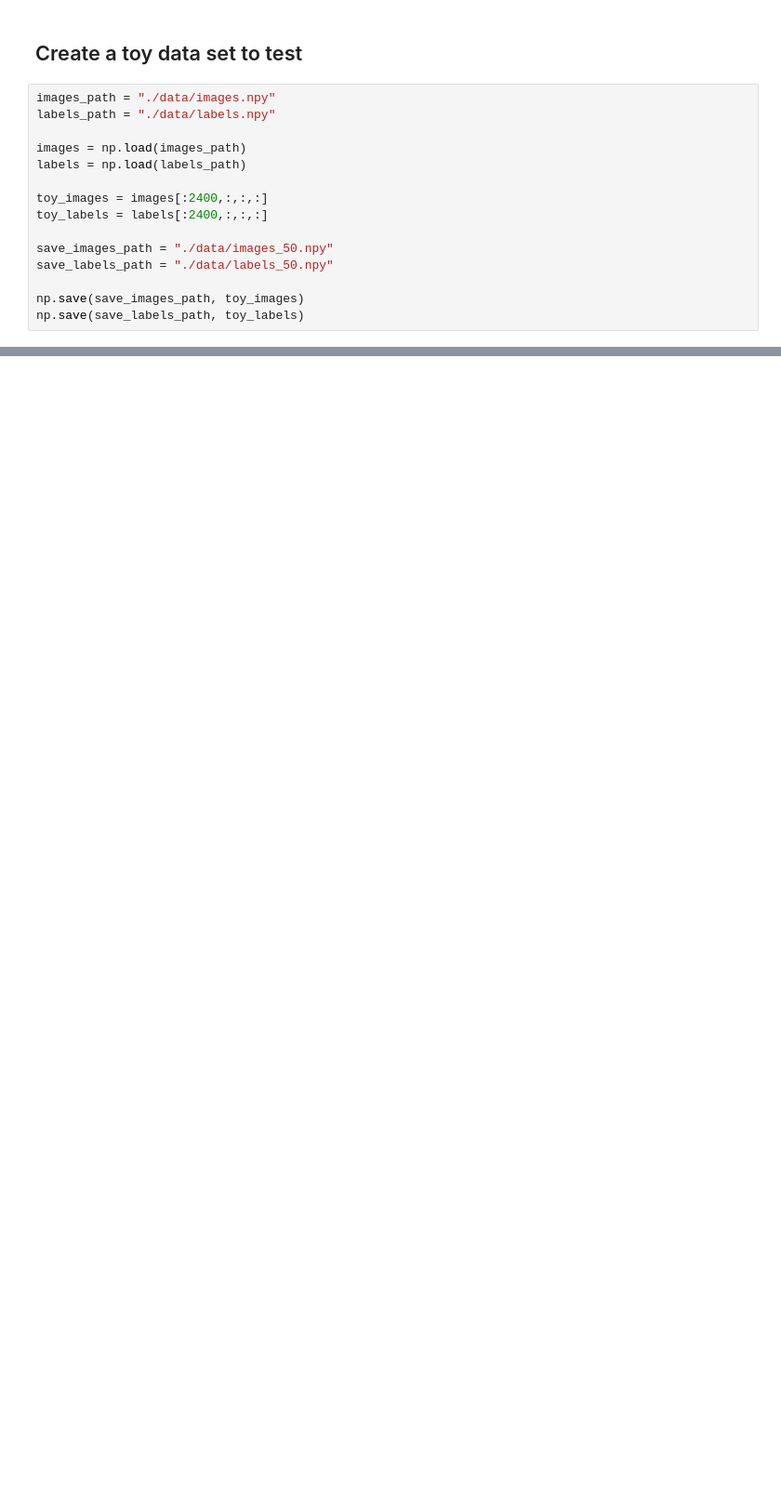
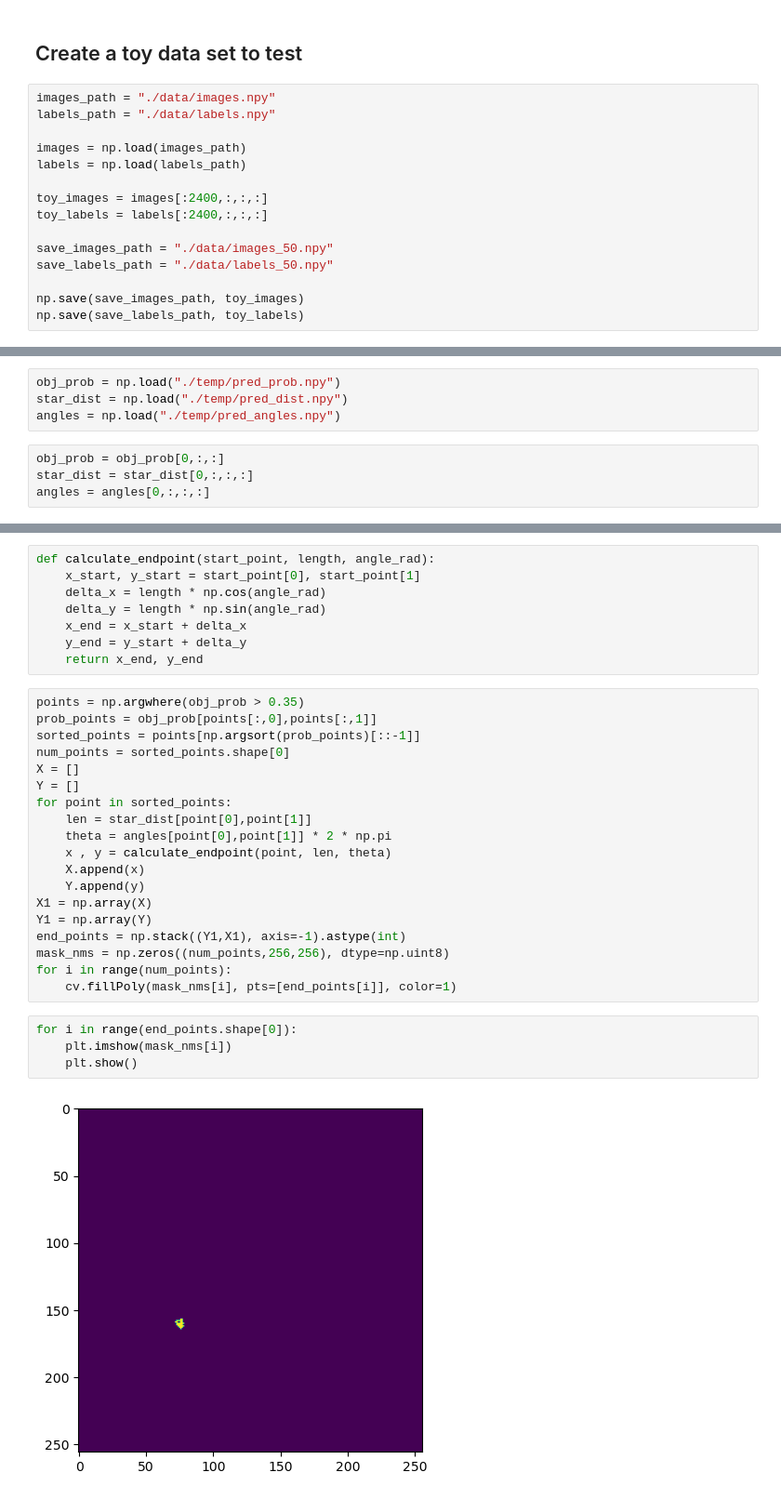
Before and after one commit to NischalSuresh/StarDist-Lizard, a Jupyter notebook: new-star_dist.ipynb, the cells around one changed output, grey strips where cells are left out. Shown at 93% size. Cells and saved outputs as stored; diff of their text form; blank space fills up the shorter version.

```diff
--- a/new-star_dist.ipynb
+++ b/new-star_dist.ipynb
@@ -221,0 +187,8 @@ np.save(save_labels_path, toy_labels)
+# %%
+obj_prob = np.load("./temp/pred_prob.npy")
+star_dist = np.load("./temp/pred_dist.npy")
+angles = np.load("./temp/pred_angles.npy")
+# %%
+obj_prob = obj_prob[0,:,:]
+star_dist = star_dist[0,:,:,:]
+angles = angles[0,:,:,:]
@@ -221,0 +199,33 @@ np.save(save_labels_path, toy_labels)
+# %%
+def calculate_endpoint(start_point, length, angle_rad):
+    x_start, y_start = start_point[0], start_point[1]
+    delta_x = length * np.cos(angle_rad)
+    delta_y = length * np.sin(angle_rad)
+    x_end = x_start + delta_x
+    y_end = y_start + delta_y
+    return x_end, y_end
+# %%
+points = np.argwhere(obj_prob > 0.35)
+prob_points = obj_prob[points[:,0],points[:,1]]
+sorted_points = points[np.argsort(prob_points)[::-1]]
+num_points = sorted_points.shape[0]
+X = []
+Y = []
+for point in sorted_points:
+    len = star_dist[point[0],point[1]]
+    theta = angles[point[0],point[1]] * 2 * np.pi
+    x , y = calculate_endpoint(point, len, theta)
+    X.append(x)
+    Y.append(y)
+X1 = np.array(X)
+Y1 = np.array(Y)
+end_points = np.stack((Y1,X1), axis=-1).astype(int)
+mask_nms = np.zeros((num_points,256,256), dtype=np.uint8)
+for i in range(num_points):
+    cv.fillPoly(mask_nms[i], pts=[end_points[i]], color=1)
+# %%
+for i in range(end_points.shape[0]):
+    plt.imshow(mask_nms[i])
+    plt.show()
+# %% [output]
+[figure, added]
```
Also changed, not shown: parts of 17 cells of this notebook, 3 other files.
